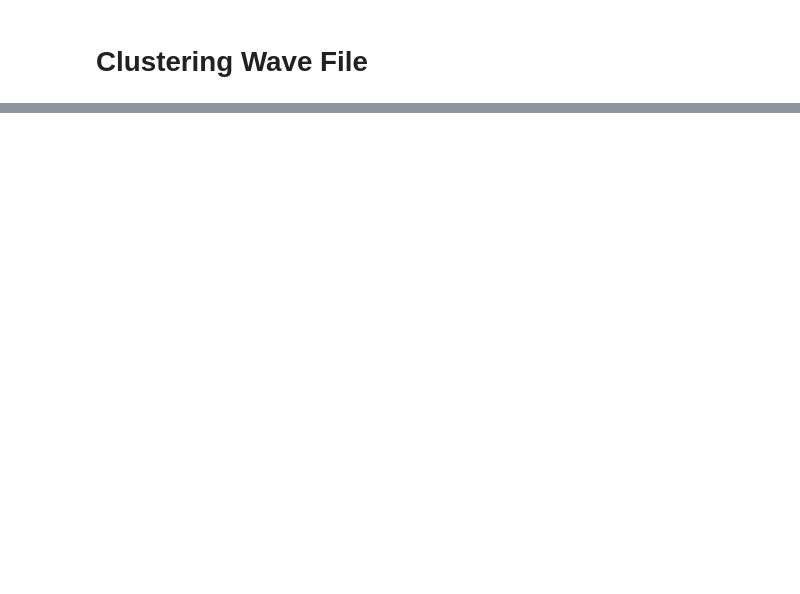
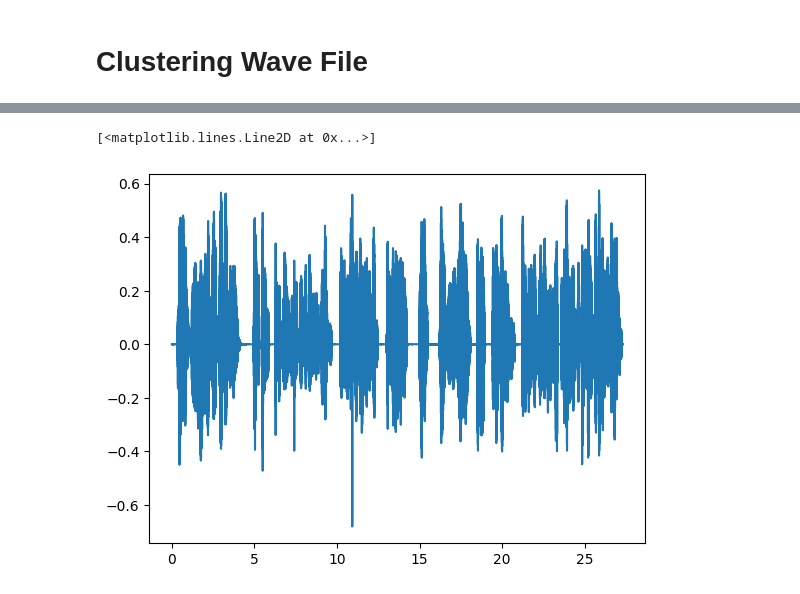
Before and after one commit to jottemka/ds-capstone-speakequal, a Jupyter notebook: jk_speak_equal.ipynb, the cells around one changed output, grey strips where cells are left out. Saved outputs shown, nothing was run; the diff lists cells and outputs as text; code cells hidden in the pictures; blank space fills up the shorter version.

```diff
--- a/jk_speak_equal.ipynb
+++ b/jk_speak_equal.ipynb
@@ -151,0 +150,20 @@ y_pred.shape
+# %%
+import librosa
+import matplotlib.pyplot as plt
+import numpy as np
+
+# Load audiofile (sr is sample rate)
+y, sr = librosa.load("data/test.wav")
+x_axis = np.array(range(len(y)))/sr
+
+# Short-Time Fourier Transform (STFT)
+S = librosa.stft(y)
+
+# Convert amplitudes in decibel
+S_dB = librosa.amplitude_to_db(np.abs(S), ref=np.max)
+
+# Plotting
+plt.plot(x_axis,y)
+# %% [output]
+[<matplotlib.lines.Line2D at 0x...>]
+[figure, added]
```
Also changed, not shown: parts of 9 cells of this notebook, 7 other files.
